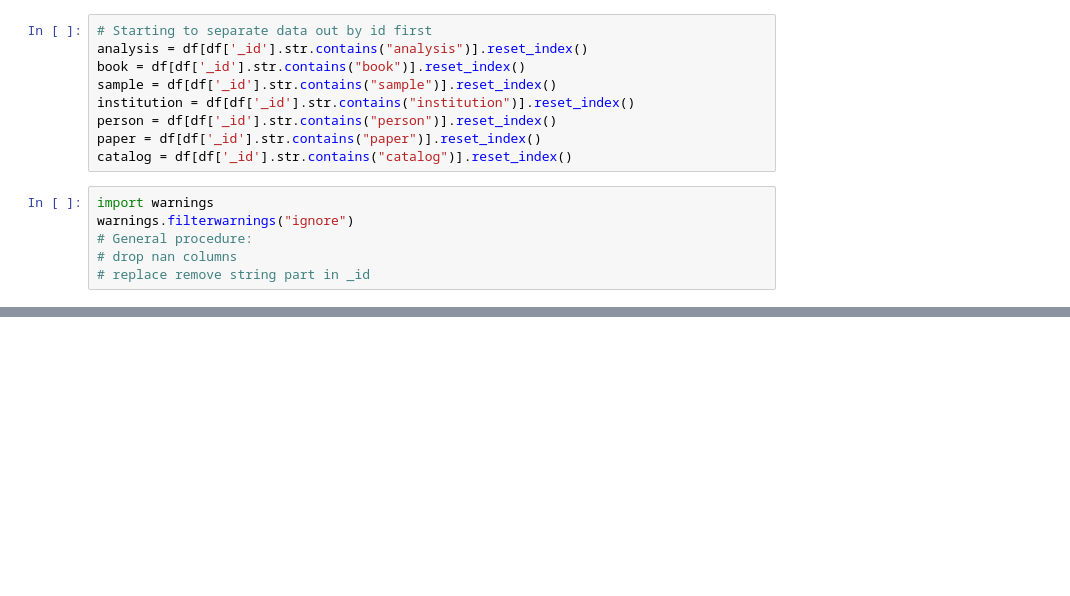
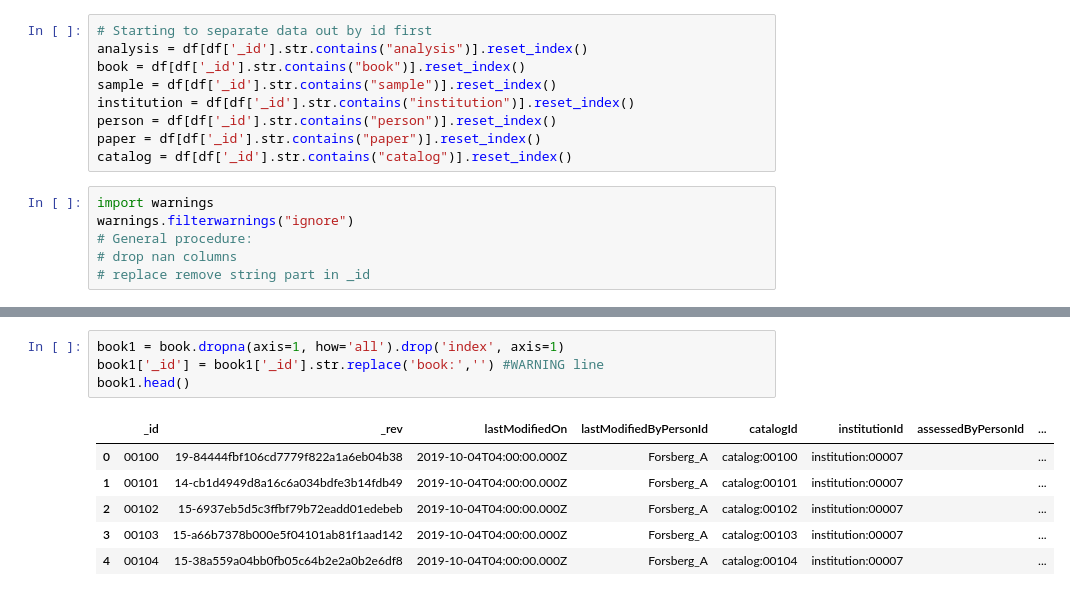
Before and after one commit to hujingc/umsi_loc_anc, a Jupyter notebook: Loading data into dataframes.ipynb, the cells around one changed output, grey strips where cells are left out. Drawn from its saved outputs; the diff is of its cells as text; blank space fills up the shorter version.

```diff
--- a/Loading data into dataframes.ipynb
+++ b/Loading data into dataframes.ipynb
@@ -113,0 +114,11 @@ Name: data, Length: 7854, dtype: object
+# %%
+book1 = book.dropna(axis=1, how='all').drop('index', axis=1)
+book1['_id'] = book1['_id'].str.replace('book:','') #WARNING line
+book1.head()
+# %% [output]
+|  | _id | _rev | lastModifiedOn | lastModifiedByPersonId | catalogId | institutionId | assessedByPersonId | ... |
+| 0 | 00100 | 19-84444fbf106cd7779f822a1a6eb04b38 | 2019-10-04T04:00:00.000Z | Forsberg_A | catalog:00100 | institution:00007 |  | ... |
+| 1 | 00101 | 14-cb1d4949d8a16c6a034bdfe3b14fdb49 | 2019-10-04T04:00:00.000Z | Forsberg_A | catalog:00101 | institution:00007 |  | ... |
+| 2 | 00102 | 15-6937eb5d5c3ffbf79b72eadd01edebeb | 2019-10-04T04:00:00.000Z | Forsberg_A | catalog:00102 | institution:00007 |  | ... |
+| 3 | 00103 | 15-a66b7378b000e5f04101ab81f1aad142 | 2019-10-04T04:00:00.000Z | Forsberg_A | catalog:00103 | institution:00007 |  | ... |
+| 4 | 00104 | 15-38a559a04bb0fb05c64b2e2a0b2e6df8 | 2019-10-04T04:00:00.000Z | Forsberg_A | catalog:00104 | institution:00007 |  | ... |
```
Also changed, not shown: parts of 12 cells of this notebook.
